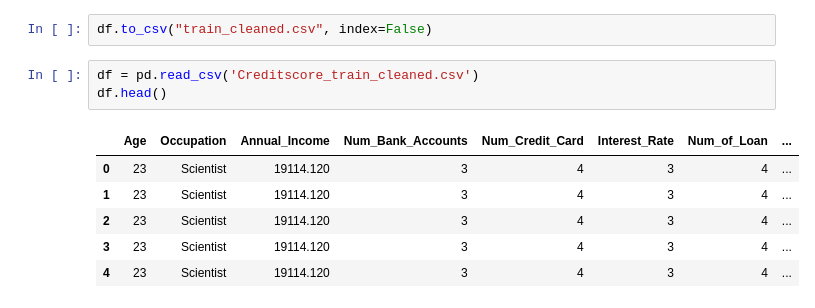
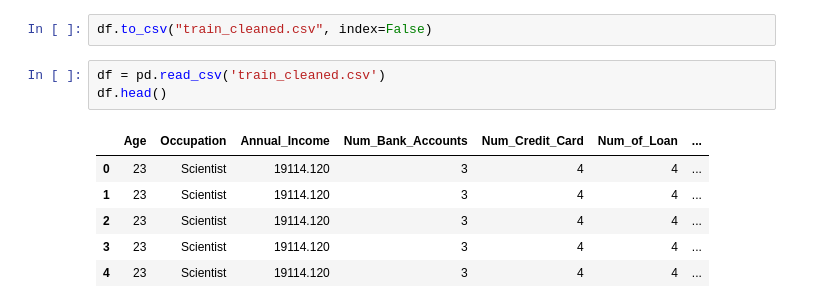
Before and after one commit to RaniaAguirre/Credit-Model, a Jupyter notebook: Data Cleaning/clean.ipynb, the cells around one changed output. Drawn from its saved outputs; the diff is of its cells as text.

```diff
--- a/Data Cleaning/clean.ipynb
+++ b/Data Cleaning/clean.ipynb
@@ -810,12 +825,12 @@ memory usage: 14.8+ MB
 # %%
 df.to_csv("train_cleaned.csv", index=False)
 # %%
-df = pd.read_csv('Creditscore_train_cleaned.csv')
+df = pd.read_csv('train_cleaned.csv')
 df.head()
 # %% [output]
-|  | Age | Occupation | Annual_Income | Num_Bank_Accounts | Num_Credit_Card | Interest_Rate | Num_of_Loan | ... |
-| 0 | 23 | Scientist | 19114.120 | 3 | 4 | 3 | 4 | ... |
-| 1 | 23 | Scientist | 19114.120 | 3 | 4 | 3 | 4 | ... |
-| 2 | 23 | Scientist | 19114.120 | 3 | 4 | 3 | 4 | ... |
-| 3 | 23 | Scientist | 19114.120 | 3 | 4 | 3 | 4 | ... |
-| 4 | 23 | Scientist | 19114.120 | 3 | 4 | 3 | 4 | ... |
+|  | Age | Occupation | Annual_Income | Num_Bank_Accounts | Num_Credit_Card | Num_of_Loan | ... |
+| 0 | 23 | Scientist | 19114.120 | 3 | 4 | 4 | ... |
+| 1 | 23 | Scientist | 19114.120 | 3 | 4 | 4 | ... |
+| 2 | 23 | Scientist | 19114.120 | 3 | 4 | 4 | ... |
+| 3 | 23 | Scientist | 19114.120 | 3 | 4 | 4 | ... |
+| 4 | 23 | Scientist | 19114.120 | 3 | 4 | 4 | ... |
```
Also changed, not shown: parts of 28 cells of this notebook, 4 other files.
